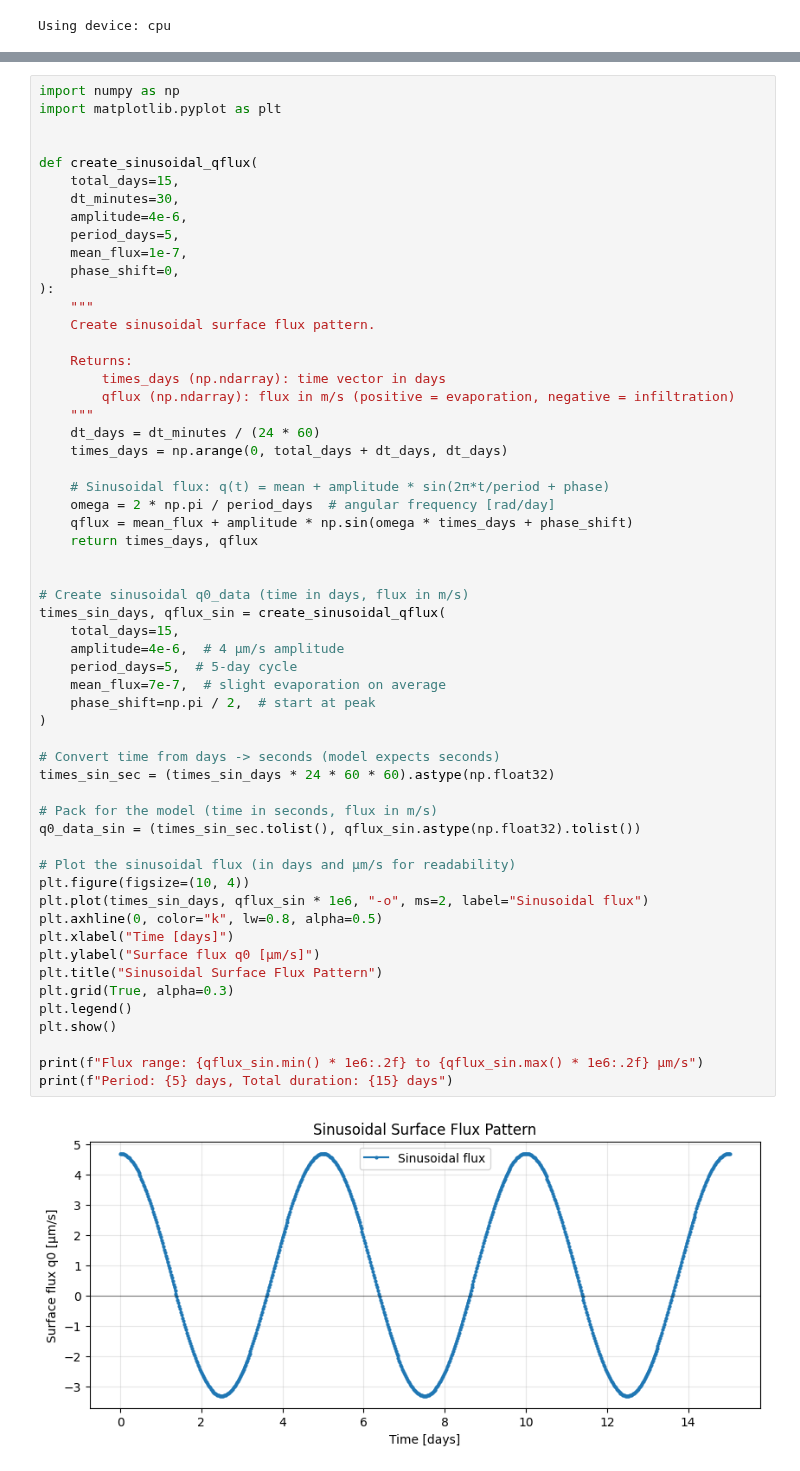
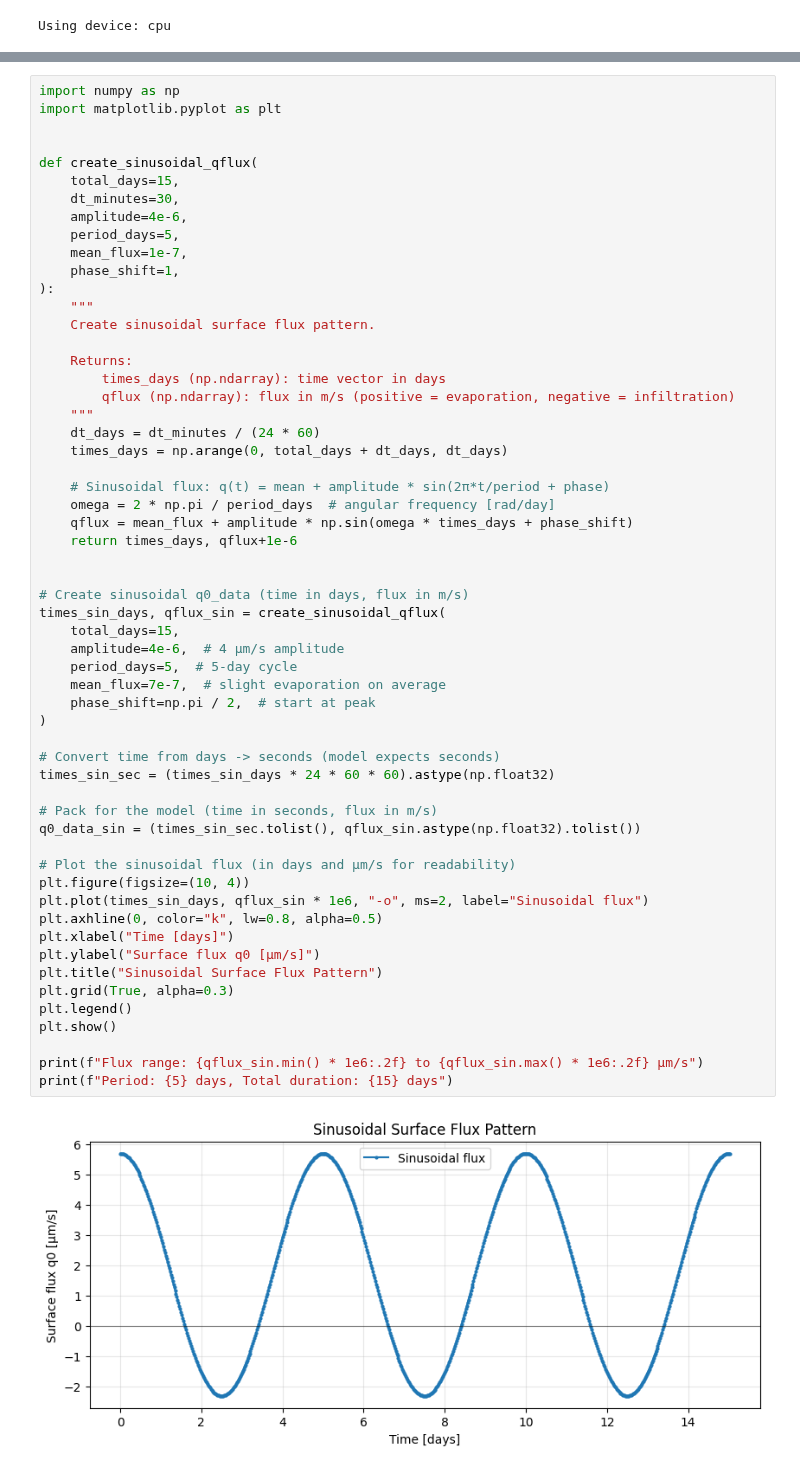
Before and after one commit to WqgJing/SMAP-Recharge-Flux, a Jupyter notebook: non_dimension.ipynb, the cells around one changed output, grey strips where cells are left out. Cells and saved outputs as stored; diff of their text form.

```diff
--- a/non_dimension.ipynb
+++ b/non_dimension.ipynb
@@ -447,7 +455,7 @@ def create_sinusoidal_qflux(
     amplitude=4e-6,
     period_days=5,
     mean_flux=1e-7,
-    phase_shift=0,
+    phase_shift=1,
 ):
     """
     Create sinusoidal surface flux pattern.
@@ -462,36 +470,36 @@ def create_sinusoidal_qflux(
     # Sinusoidal flux: q(t) = mean + amplitude * sin(2π*t/period + phase)
     omega = 2 * np.pi / period_days  # angular frequency [rad/day]
     qflux = mean_flux + amplitude * np.sin(omega * times_days + phase_shift)
-    return times_days, qflux
+    return times_days, qflux+1e-6
 
 
 # Create sinusoidal q0_data (time in days, flux in m/s)
 times_sin_days, qflux_sin = create_sinusoidal_qflux(
     total_days=15,
     amplitude=4e-6,  # 4 μm/s amplitude
     period_days=5,  # 5-day cycle
     mean_flux=7e-7,  # slight evaporation on average
     phase_shift=np.pi / 2,  # start at peak
 )
 
 # Convert time from days -> seconds (model expects seconds)
 times_sin_sec = (times_sin_days * 24 * 60 * 60).astype(np.float32)
 
 # Pack for the model (time in seconds, flux in m/s)
 q0_data_sin = (times_sin_sec.tolist(), qflux_sin.astype(np.float32).tolist())
 
 # Plot the sinusoidal flux (in days and μm/s for readability)
 plt.figure(figsize=(10, 4))
 plt.plot(times_sin_days, qflux_sin * 1e6, "-o", ms=2, label="Sinusoidal flux")
 plt.axhline(0, color="k", lw=0.8, alpha=0.5)
 plt.xlabel("Time [days]")
 plt.ylabel("Surface flux q0 [μm/s]")
 plt.title("Sinusoidal Surface Flux Pattern")
 plt.grid(True, alpha=0.3)
 plt.legend()
 plt.show()
 
 print(f"Flux range: {qflux_sin.min() * 1e6:.2f} to {qflux_sin.max() * 1e6:.2f} μm/s")
 print(f"Period: {5} days, Total duration: {15} days")
 # %% [output]
-[figure, old version]
+[figure, new version]
```
Also changed, not shown: parts of 4 cells of this notebook, 4 other files.
